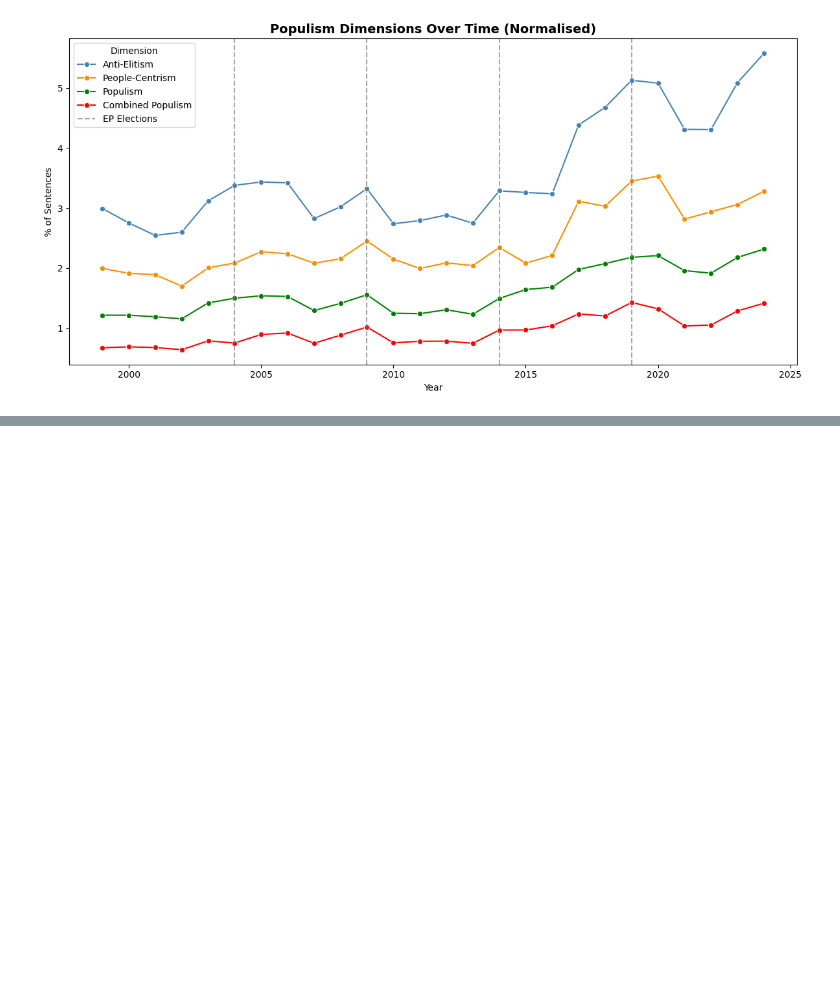
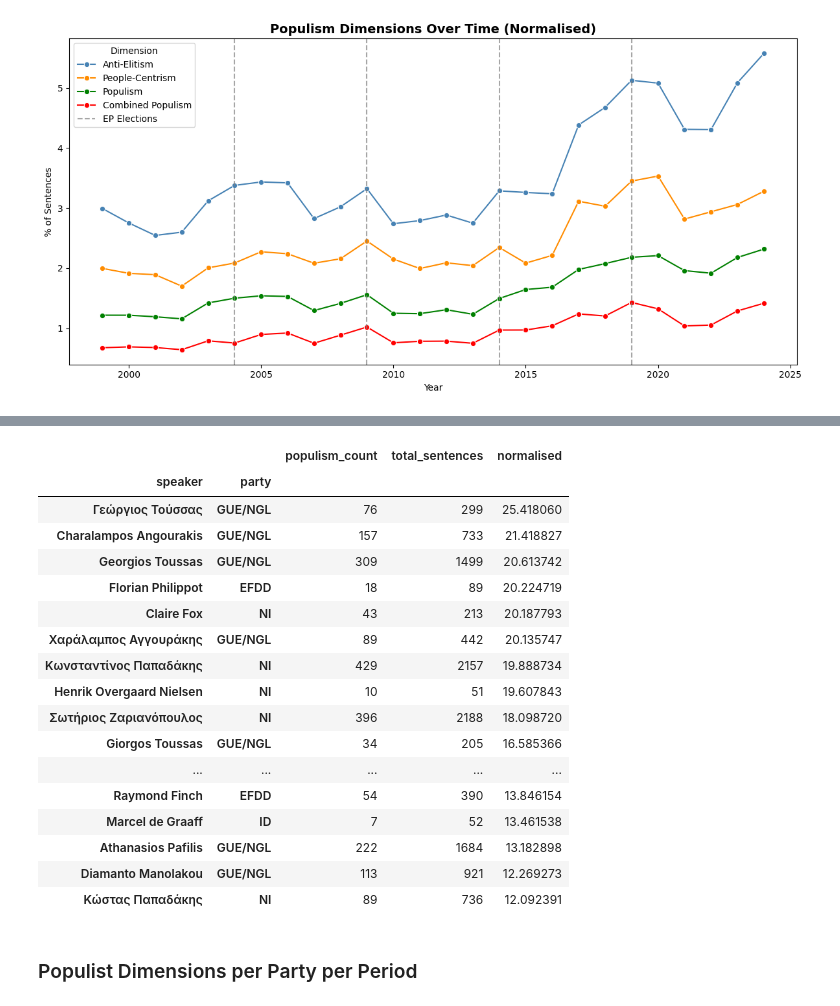
Before and after one commit to gransera/ep_populism_classification, a Jupyter notebook: notebooks/03_analysis_populism_dimensions.ipynb, the cells around one changed output, grey strips where cells are left out. Cells and saved outputs as stored; diff of their text form; code cells hidden in the pictures; blank space fills up the shorter version.

```diff
--- a/notebooks/03_analysis_populism_dimensions.ipynb
+++ b/notebooks/03_analysis_populism_dimensions.ipynb
@@ -271,0 +339,29 @@ plt.show()
+# %%
+speaker_stats = ep.groupby(['speaker', 'party']).agg(
+    populism_count=('populism_combined', 'sum'),
+    total_sentences=('sentence', 'count')
+)
+speaker_stats['normalised'] = (speaker_stats['populism_count'] / speaker_stats['total_sentences']) * 100
+top20 = speaker_stats[speaker_stats['total_sentences'] >= 50].sort_values('normalised', ascending=False).head(20)
+top20.head(20)
+# %% [output]
+|  |  | populism_count | total_sentences | normalised |
+| speaker | party |  |  |  |
+| Γεώργιος Τούσσας | GUE/NGL | 76 | 299 | 25.418060 |
+| Charalampos Angourakis | GUE/NGL | 157 | 733 | 21.418827 |
+| Georgios Toussas | GUE/NGL | 309 | 1499 | 20.613742 |
+| Florian Philippot | EFDD | 18 | 89 | 20.224719 |
+| Claire Fox | NI | 43 | 213 | 20.187793 |
+| Χαράλαμπος Αγγουράκης | GUE/NGL | 89 | 442 | 20.135747 |
+| Κωνσταντίνος Παπαδάκης | NI | 429 | 2157 | 19.888734 |
+| Henrik Overgaard Nielsen | NI | 10 | 51 | 19.607843 |
+| Σωτήριος Ζαριανόπουλος | NI | 396 | 2188 | 18.098720 |
+| Giorgos Toussas | GUE/NGL | 34 | 205 | 16.585366 |
+| ... | ... | ... | ... | ... |
+| Raymond Finch | EFDD | 54 | 390 | 13.846154 |
+| Marcel de Graaff | ID | 7 | 52 | 13.461538 |
+| Athanasios Pafilis | GUE/NGL | 222 | 1684 | 13.182898 |
+| Diamanto Manolakou | GUE/NGL | 113 | 921 | 12.269273 |
+| Κώστας Παπαδάκης | NI | 89 | 736 | 12.092391 |
+# %% [markdown]
+### Populist Dimensions per Party per Period
```
Also changed, not shown: parts of 9 cells of this notebook.
